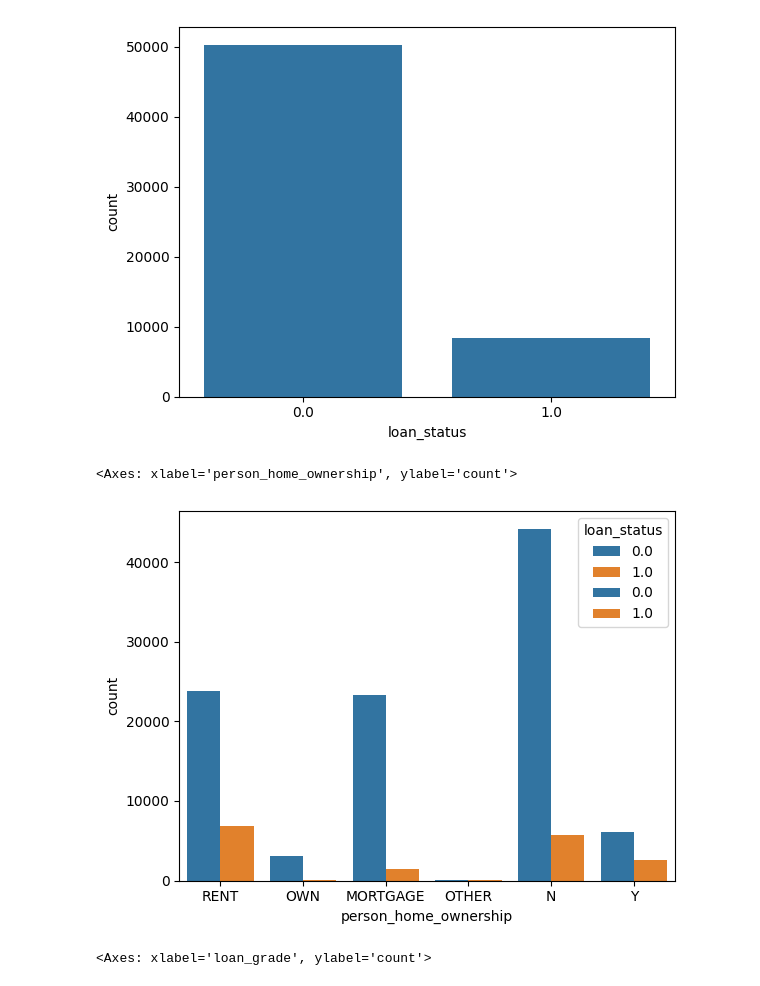
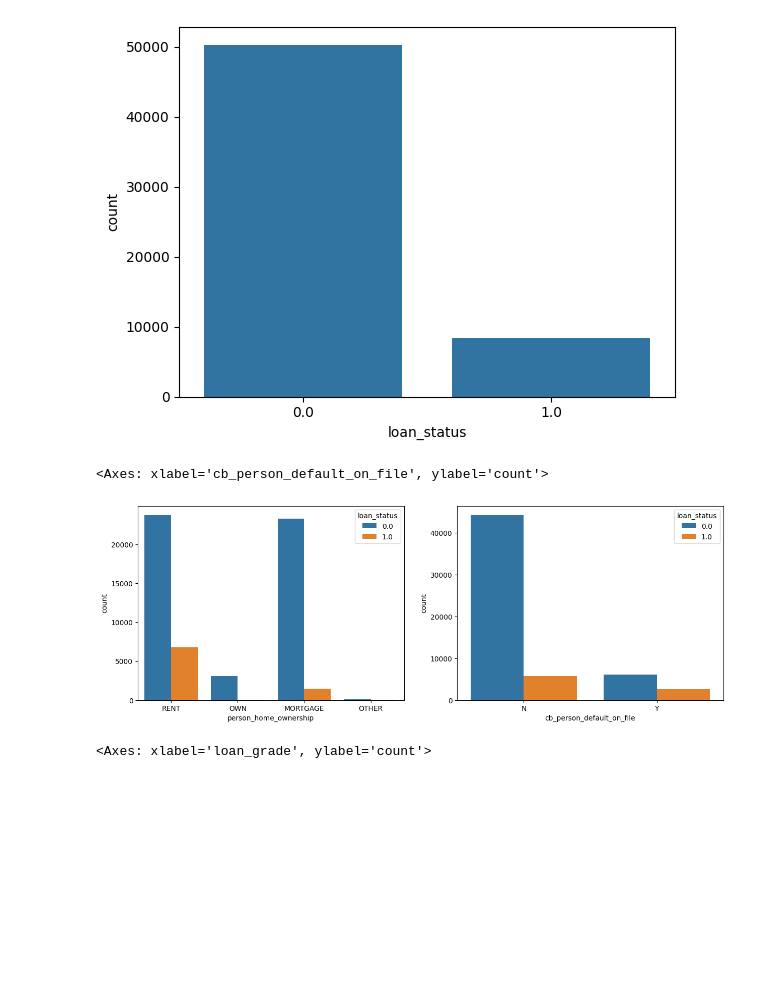
Before and after one commit to LoneCoder21/Loan-Approval, a Jupyter notebook: Classification/Loan Approval/loan_approval.ipynb, the cells around one changed output. Drawn from its saved outputs; the diff is of its cells as text; code cells hidden in the pictures; blank space fills up the shorter version.

```diff
--- a/Classification/Loan Approval/loan_approval.ipynb
+++ b/Classification/Loan Approval/loan_approval.ipynb
@@ -135,11 +135,13 @@ sns.countplot(data, x=target_column)
 <Axes: xlabel='loan_status', ylabel='count'>
 [figure]
 # %%
-sns.countplot(data, x="person_home_ownership",hue=target_column)
-sns.countplot(data, x="cb_person_default_on_file",hue=target_column)
+fig,axs = plt.subplots(figsize=(15,5),ncols=2)
+
+sns.countplot(data, x="person_home_ownership",hue=target_column,ax=axs[0])
+sns.countplot(data, x="cb_person_default_on_file",hue=target_column,ax=axs[1])
 # %% [output]
-<Axes: xlabel='person_home_ownership', ylabel='count'>
+<Axes: xlabel='cb_person_default_on_file', ylabel='count'>
-[figure, old version]
+[figure, new version]
 # %%
 fig,axs = plt.subplots(figsize=(15,10),nrows=2)
 sns.countplot(data, x="loan_intent",hue=target_column,ax=axs[0])
```
